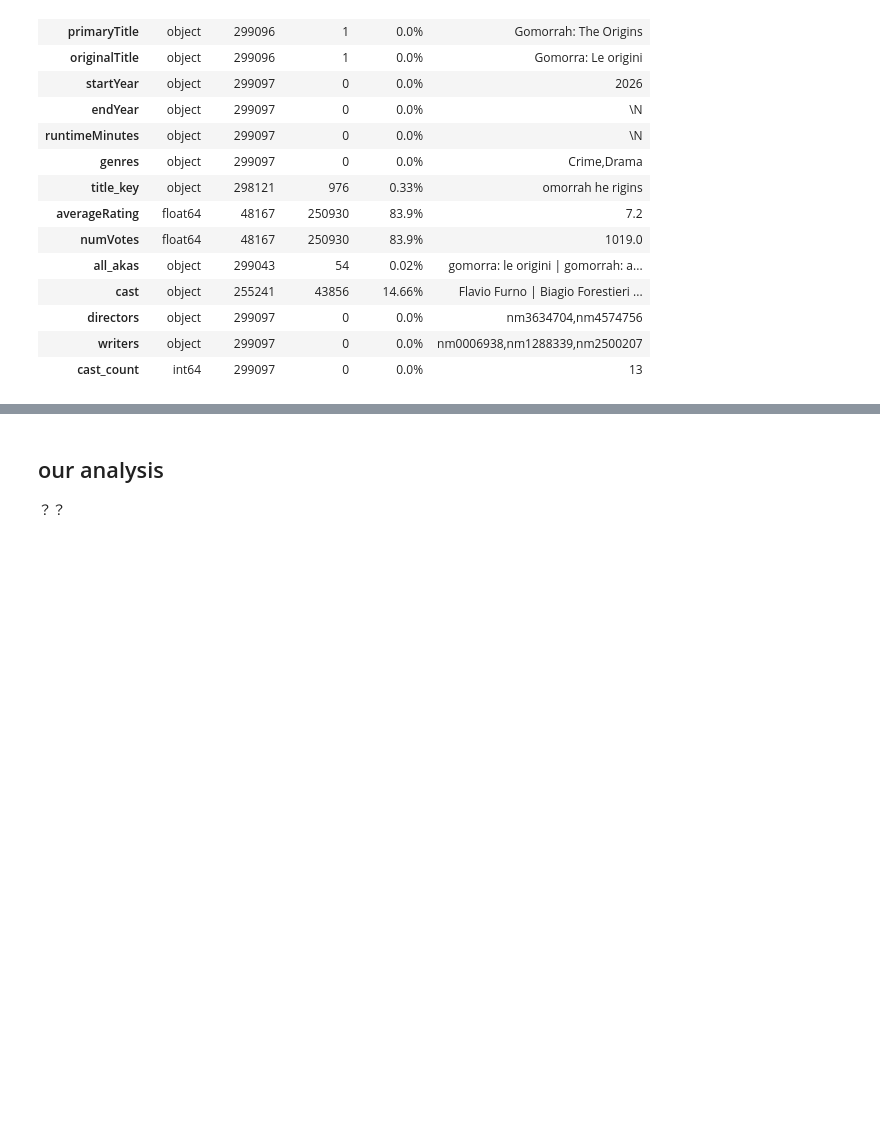
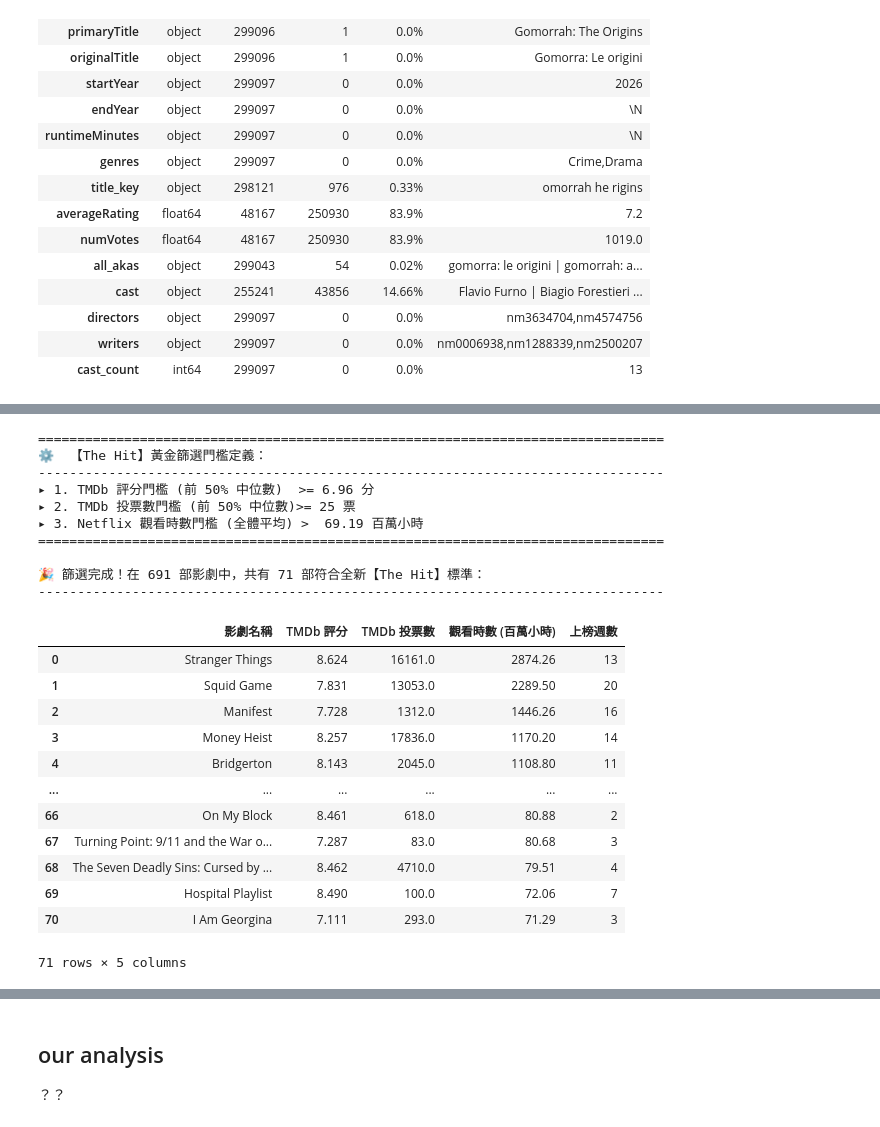
Before and after one commit to vincent-copy/netflix-writers, a Jupyter notebook: netflix-writer.ipynb, the cells around one changed output, grey strips where cells are left out. Cells and saved outputs as stored; diff of their text form; code cells hidden in the pictures; blank space fills up the shorter version.

```diff
--- a/netflix-writer.ipynb
+++ b/netflix-writer.ipynb
@@ -1096,0 +359,80 @@ display(the_hit_data_sorted[[
+# %%
+import pandas as pd
+
+# 1. 讀取 Netflix 複合資料集 (確保路徑正確)
+# 備註：此資料表已在前面的步驟 fuzzy match 併入了 tmdb 屬性
+df = pd.read_csv("netflix/data/netflix.titles.composite.csv")
+
+# 2. 為了確保統計指標不受 NaN (缺失值) 影響，先建立一個用來計算門檻的乾淨 Data
+# (排除沒有配對到 TMDb 或沒有評分數據的影劇)
+df_valid_tmdb = df.dropna(subset=["tmdb_vote_average", "tmdb_vote_count"])
+
+# 3. 計算三大核心指標的篩選門檻
+tmdb_rating_p50 = df_valid_tmdb["tmdb_vote_average"].median()  # TMDb 評分前 50% (中位數)
+tmdb_votes_p50 = df_valid_tmdb["tmdb_vote_count"].median()    # TMDb 投票數前 50% (中位數)
+netflix_hours_mean = df["netflix_viewing_hours"].mean()       # Netflix 觀看時數平均值
+
+print("=" * 80)
+print("⚙️  【The Hit】黃金篩選門檻定義：")
+print("-" * 80)
+print(f"▸ 1. TMDb 評分門檻 (前 50% 中位數)  >= {tmdb_rating_p50:.2f} 分")
+print(f"▸ 2. TMDb 投票數門檻 (前 50% 中位數)>= {int(tmdb_votes_p50)} 票")
+print(f"▸ 3. Netflix 觀看時數門檻 (全體平均) >  {netflix_hours_mean / 1000000:.2f} 百萬小時")
+print("=" * 80)
+
+# 4. 套用三重條件進行「The Hit」篩選
+hit_condition = (
+    (df["tmdb_vote_average"] >= tmdb_rating_p50) &
+    (df["tmdb_vote_count"] >= tmdb_votes_p50) &
+    (df["netflix_viewing_hours"] > netflix_hours_mean)
+)
+
+df_hits = df[hit_condition].copy()
+
+# 為了方便呈現，換算觀看時數為「百萬小時」
+df_hits["netflix_viewing_hours_million"] = (df_hits["netflix_viewing_hours"] / 1000000).round(2)
+
+# 5. 依觀看時數降冪排序，並選出重點欄位展示
+display_cols = [
+    "netflix_title",
+    "tmdb_vote_average",
+    "tmdb_vote_count",
+    "netflix_viewing_hours_million",
+    "netflix_weeks"
+]
+
+df_hits_sorted = df_hits.sort_values(by="netflix_viewing_hours", ascending=False).reset_index(drop=True)
+
+print(f"\n🎉 篩選完成！在 {len(df)} 部影劇中，共有 {len(df_hits_sorted)} 部符合全新【The Hit】標準：")
+print("-" * 80)
+display(df_hits_sorted[display_cols].rename(columns={
+    "netflix_title": "影劇名稱",
+    "tmdb_vote_average": "TMDb 評分",
+    "tmdb_vote_count": "TMDb 投票數",
+    "netflix_viewing_hours_million": "觀看時數 (百萬小時)",
+    "netflix_weeks": "上榜週數"
+}))
+# %% [output]
+================================================================================
+⚙️  【The Hit】黃金篩選門檻定義：
+--------------------------------------------------------------------------------
+▸ 1. TMDb 評分門檻 (前 50% 中位數)  >= 6.96 分
+▸ 2. TMDb 投票數門檻 (前 50% 中位數)>= 25 票
+▸ 3. Netflix 觀看時數門檻 (全體平均) >  69.19 百萬小時
+================================================================================
+
+🎉 篩選完成！在 691 部影劇中，共有 71 部符合全新【The Hit】標準：
+--------------------------------------------------------------------------------
+|  | 影劇名稱 | TMDb 評分 | TMDb 投票數 | 觀看時數 (百萬小時) | 上榜週數 |
+| 0 | Stranger Things | 8.624 | 16161.0 | 2874.26 | 13 |
+| 1 | Squid Game | 7.831 | 13053.0 | 2289.50 | 20 |
+| 2 | Manifest | 7.728 | 1312.0 | 1446.26 | 16 |
+| 3 | Money Heist | 8.257 | 17836.0 | 1170.20 | 14 |
+| 4 | Bridgerton | 8.143 | 2045.0 | 1108.80 | 11 |
+| ... | ... | ... | ... | ... | ... |
+| 66 | On My Block | 8.461 | 618.0 | 80.88 | 2 |
+| 67 | Turning Point: 9/11 and the War o... | 7.287 | 83.0 | 80.68 | 3 |
+| 68 | The Seven Deadly Sins: Cursed by ... | 8.462 | 4710.0 | 79.51 | 4 |
+| 69 | Hospital Playlist | 8.490 | 100.0 | 72.06 | 7 |
+| 70 | I Am Georgina | 7.111 | 293.0 | 71.29 | 3 |
+71 rows × 5 columns
```
Also changed, not shown: parts of 18 cells of this notebook.
